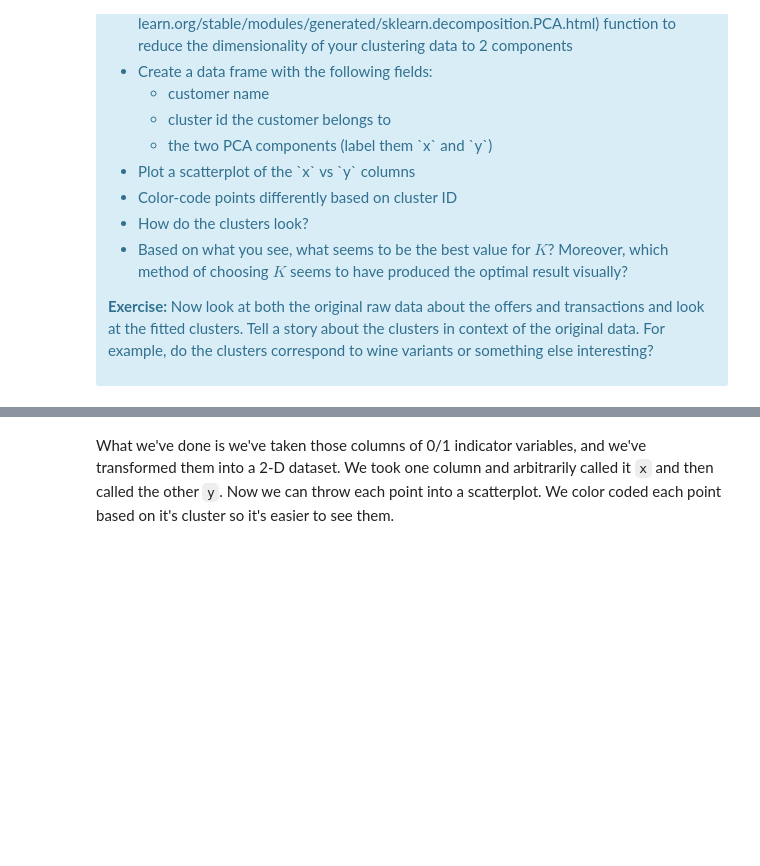
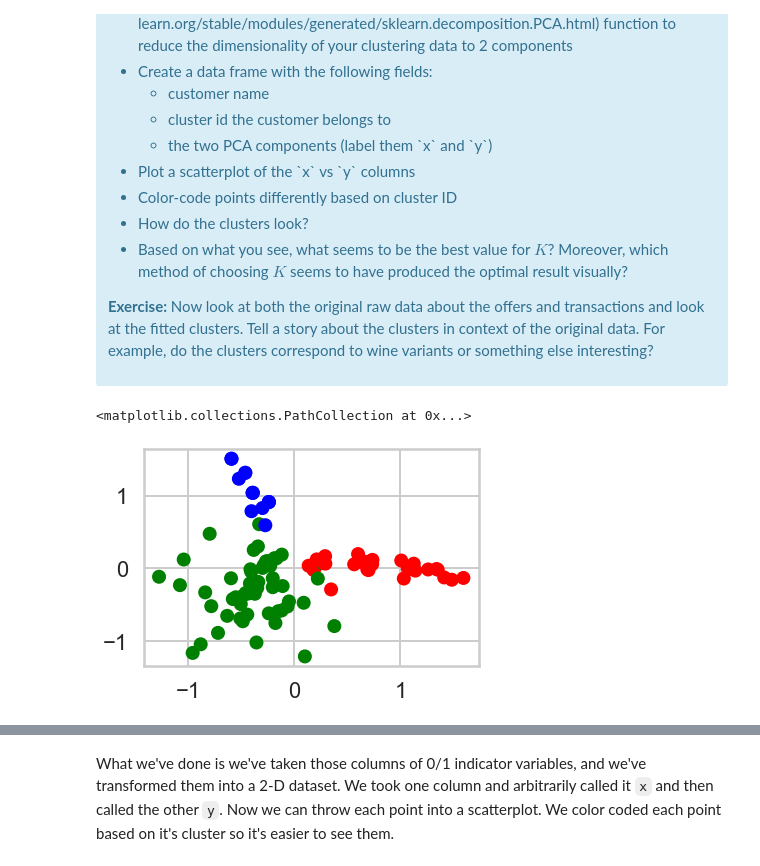
Before and after one commit to yepterence/Springboard-case-studies, a Jupyter notebook: sb_Clustering_Case_Study_updated_10_15_2020/Clustering Case Study - Customer Segmentation with K-Means - Tier 3.ipynb, the cells around one changed output, grey strips where cells are left out. Cells and saved outputs as stored; diff of their text form; code cells hidden in the pictures; blank space fills up the shorter version.

```diff
--- a/sb_Clustering_Case_Study_updated_10_15_2020/Clustering Case Study - Customer Segmentation with K-Means - Tier 3.ipynb
+++ b/sb_Clustering_Case_Study_updated_10_15_2020/Clustering Case Study - Customer Segmentation with K-Means - Tier 3.ipynb
@@ -291,0 +380,17 @@ This is only one use of PCA for dimension reduction. We can also use PCA when we
+# %%
+#your turn
+import sklearn.decomposition
+import matplotlib.colors
+
+# initialize KMeans and perform fit and predict for dataset.
+model = sklearn.cluster.KMeans(n_clusters=3)
+cluster_assignments = model.fit_predict(X)
+# color palette for components
+cmap = matplotlib.colors.ListedColormap(['red', 'green', 'blue'])
+# perform PCA
+pca = sklearn.decomposition.PCA(n_components=2)
+pc1, pc2 = zip(*pca.fit_transform(X))
+plt.scatter(pc1, pc2, c=cluster_assignments.tolist(), cmap=cmap)
+# %% [output]
+<matplotlib.collections.PathCollection at 0x...>
+[figure, added]
```
Also changed, not shown: parts of 7 cells of this notebook.
